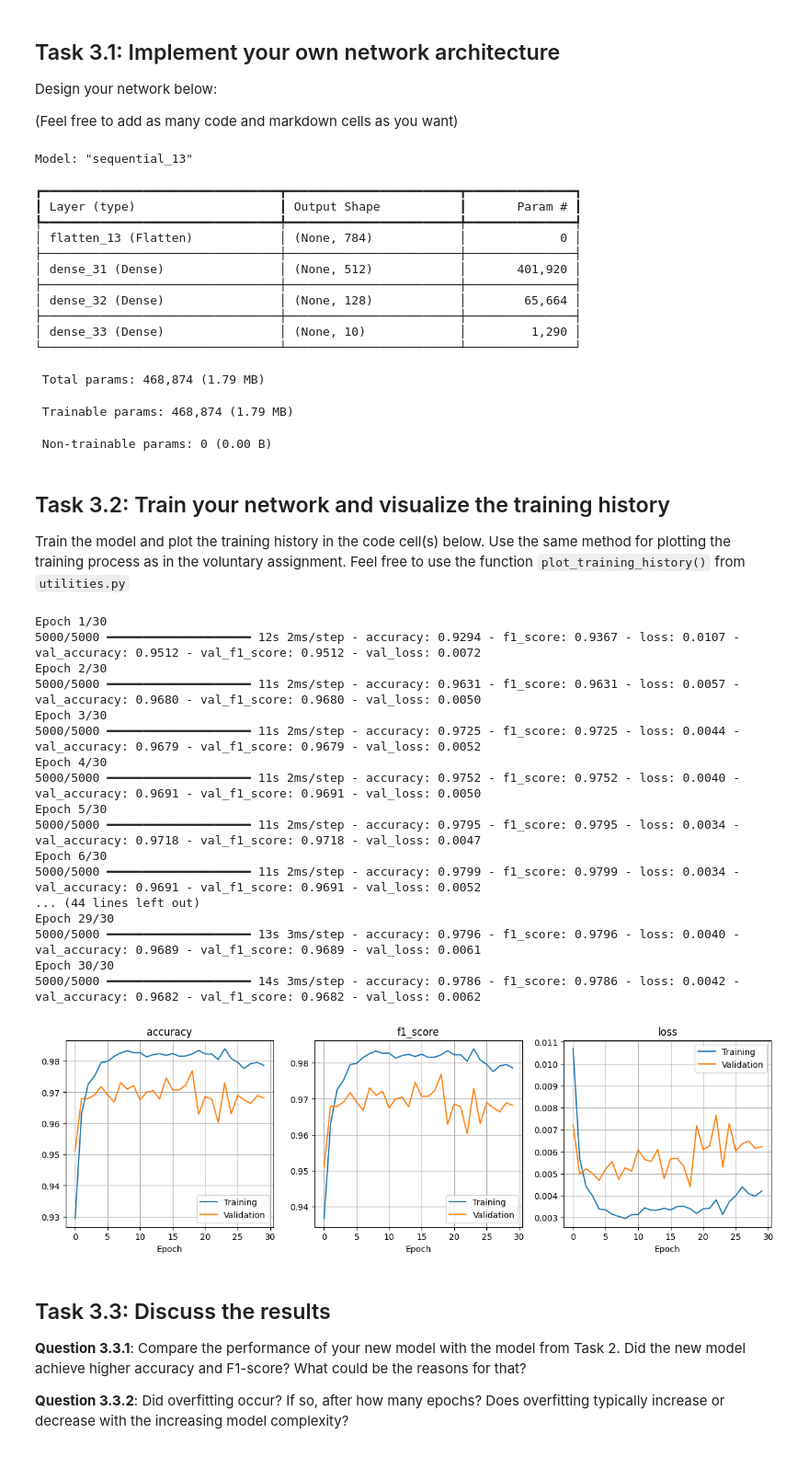
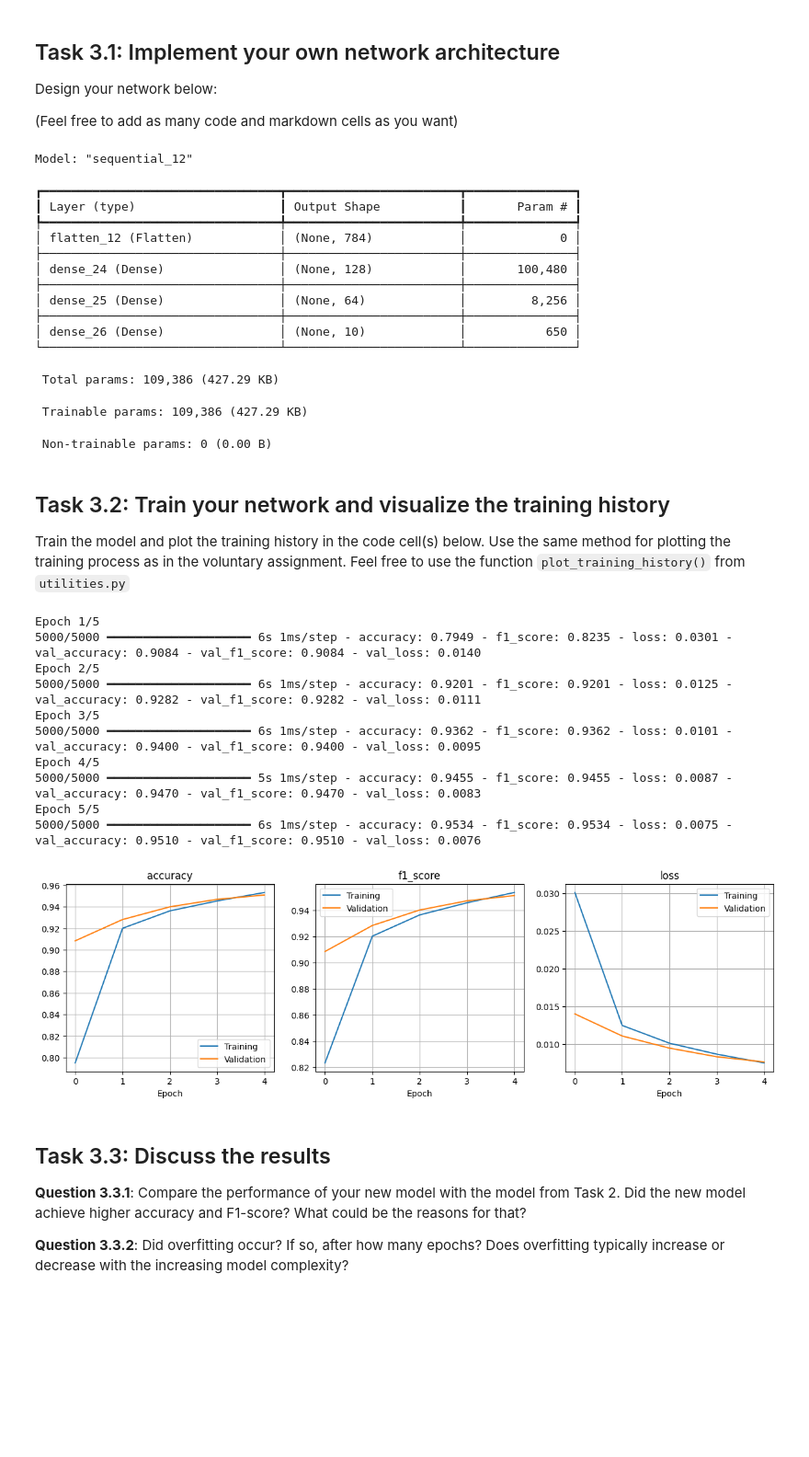
Before and after one commit to hskramstad00/DAT300, a Jupyter notebook: Assignments/CA1_template/CA1_template.ipynb, the cells around one changed output. Shown at 92% size. Saved outputs shown, nothing was run; the diff lists cells and outputs as text; code cells hidden in the pictures; blank space fills up the shorter version.

```diff
--- a/Assignments/CA1_template/CA1_template.ipynb
+++ b/Assignments/CA1_template/CA1_template.ipynb
@@ -227,67 +227,60 @@ Design your network below:
 # implement new model
 new_mnist_model = tf.keras.Sequential([
     ks.layers.Flatten(input_shape=(28,28)),
-    ks.layers.Dense(512, activation='relu'),
     ks.layers.Dense(128, activation='relu'),
+    ks.layers.Dense(64, activation='relu'),
     ks.layers.Dense(10, activation='softmax')
 ])
 
 new_mnist_model.summary()
 
-optimizer_new = tf.keras.optimizers.Adam(learning_rate=0.001)
+optimizer_new = tf.keras.optimizers.SGD(learning_rate=0.1)
 
 new_mnist_model.compile(optimizer=optimizer_new,
                         loss='MSE',
                         metrics= ['accuracy', F1])
 # %% [output]
-Model: "sequential_13"
+Model: "sequential_12"
 ┏━━━━━━━━━━━━━━━━━━━━━━━━━━━━━━━━━┳━━━━━━━━━━━━━━━━━━━━━━━━┳━━━━━━━━━━━━━━━┓
 ┃ Layer (type)                    ┃ Output Shape           ┃       Param # ┃
 ┡━━━━━━━━━━━━━━━━━━━━━━━━━━━━━━━━━╇━━━━━━━━━━━━━━━━━━━━━━━━╇━━━━━━━━━━━━━━━┩
-│ flatten_13 (Flatten)            │ (None, 784)            │             0 │
+│ flatten_12 (Flatten)            │ (None, 784)            │             0 │
 ├─────────────────────────────────┼────────────────────────┼───────────────┤
-│ dense_31 (Dense)                │ (None, 512)            │       401,920 │
+│ dense_24 (Dense)                │ (None, 128)            │       100,480 │
 ├─────────────────────────────────┼────────────────────────┼───────────────┤
-│ dense_32 (Dense)                │ (None, 128)            │        65,664 │
+│ dense_25 (Dense)                │ (None, 64)             │         8,256 │
 ├─────────────────────────────────┼────────────────────────┼───────────────┤
-│ dense_33 (Dense)                │ (None, 10)             │         1,290 │
+│ dense_26 (Dense)                │ (None, 10)             │           650 │
 └─────────────────────────────────┴────────────────────────┴───────────────┘
- Total params: 468,874 (1.79 MB)
+ Total params: 109,386 (427.29 KB)
- Trainable params: 468,874 (1.79 MB)
+ Trainable params: 109,386 (427.29 KB)
  Non-trainable params: 0 (0.00 B)
 # %% [markdown]
 ## Task 3.2: Train your network and visualize the training history
 Train the model and plot the training history in the code cell(s) below. Use the same method for plotting the training process as in the voluntary assignment. Feel free to use the function `plot_training_history()` from `utilities.py`
 # %%
 # training
-num_epochs_new = 30
+num_epochs_new = 5
 batch_size = 10
 
 history_new = new_mnist_model.fit(X_train,y_train_vector,
                                   epochs=num_epochs_new,
                                   batch_size=batch_size,
                                   validation_split=1/6)
 
 plot_training_history(history_new)
 # %% [output]
-Epoch 1/30
-5000/5000 ━━━━━━━━━━━━━━━━━━━━ 12s 2ms/step - accuracy: 0.9294 - f1_score: 0.9367 - loss: 0.0107 - val_accuracy: 0.9512 - val_f1_score: 0.9512 - val_loss: 0.0072
-Epoch 2/30
-5000/5000 ━━━━━━━━━━━━━━━━━━━━ 11s 2ms/step - accuracy: 0.9631 - f1_score: 0.9631 - loss: 0.0057 - val_accuracy: 0.9680 - val_f1_score: 0.9680 - val_loss: 0.0050
-Epoch 3/30
-5000/5000 ━━━━━━━━━━━━━━━━━━━━ 11s 2ms/step - accuracy: 0.9725 - f1_score: 0.9725 - loss: 0.0044 - val_accuracy: 0.9679 - val_f1_score: 0.9679 - val_loss: 0.0052
-Epoch 4/30
-5000/5000 ━━━━━━━━━━━━━━━━━━━━ 11s 2ms/step - accuracy: 0.9752 - f1_score: 0.9752 - loss: 0.0040 - val_accuracy: 0.9691 - val_f1_score: 0.9691 - val_loss: 0.0050
-Epoch 5/30
-5000/5000 ━━━━━━━━━━━━━━━━━━━━ 11s 2ms/step - accuracy: 0.9795 - f1_score: 0.9795 - loss: 0.0034 - val_accuracy: 0.9718 - val_f1_score: 0.9718 - val_loss: 0.0047
-Epoch 6/30
-5000/5000 ━━━━━━━━━━━━━━━━━━━━ 11s 2ms/step - accuracy: 0.9799 - f1_score: 0.9799 - loss: 0.0034 - val_accuracy: 0.9691 - val_f1_score: 0.9691 - val_loss: 0.0052
-... (44 lines left out)
-Epoch 29/30
-5000/5000 ━━━━━━━━━━━━━━━━━━━━ 13s 3ms/step - accuracy: 0.9796 - f1_score: 0.9796 - loss: 0.0040 - val_accuracy: 0.9689 - val_f1_score: 0.9689 - val_loss: 0.0061
-Epoch 30/30
-5000/5000 ━━━━━━━━━━━━━━━━━━━━ 14s 3ms/step - accuracy: 0.9786 - f1_score: 0.9786 - loss: 0.0042 - val_accuracy: 0.9682 - val_f1_score: 0.9682 - val_loss: 0.0062
+Epoch 1/5
+5000/5000 ━━━━━━━━━━━━━━━━━━━━ 6s 1ms/step - accuracy: 0.7949 - f1_score: 0.8235 - loss: 0.0301 - val_accuracy: 0.9084 - val_f1_score: 0.9084 - val_loss: 0.0140
+Epoch 2/5
+5000/5000 ━━━━━━━━━━━━━━━━━━━━ 6s 1ms/step - accuracy: 0.9201 - f1_score: 0.9201 - loss: 0.0125 - val_accuracy: 0.9282 - val_f1_score: 0.9282 - val_loss: 0.0111
+Epoch 3/5
+5000/5000 ━━━━━━━━━━━━━━━━━━━━ 6s 1ms/step - accuracy: 0.9362 - f1_score: 0.9362 - loss: 0.0101 - val_accuracy: 0.9400 - val_f1_score: 0.9400 - val_loss: 0.0095
+Epoch 4/5
+5000/5000 ━━━━━━━━━━━━━━━━━━━━ 5s 1ms/step - accuracy: 0.9455 - f1_score: 0.9455 - loss: 0.0087 - val_accuracy: 0.9470 - val_f1_score: 0.9470 - val_loss: 0.0083
+Epoch 5/5
+5000/5000 ━━━━━━━━━━━━━━━━━━━━ 6s 1ms/step - accuracy: 0.9534 - f1_score: 0.9534 - loss: 0.0075 - val_accuracy: 0.9510 - val_f1_score: 0.9510 - val_loss: 0.0076
-[figure, old version]
+[figure, new version]
 # %% [markdown]
 ## Task 3.3: Discuss the results
 **Question 3.3.1**: Compare the performance of your new model with the model from Task 2. Did the new model achieve higher accuracy and F1-score? What could be the reasons for that?
```
Also changed, not shown: parts of 6 cells of this notebook, 2 other files.
